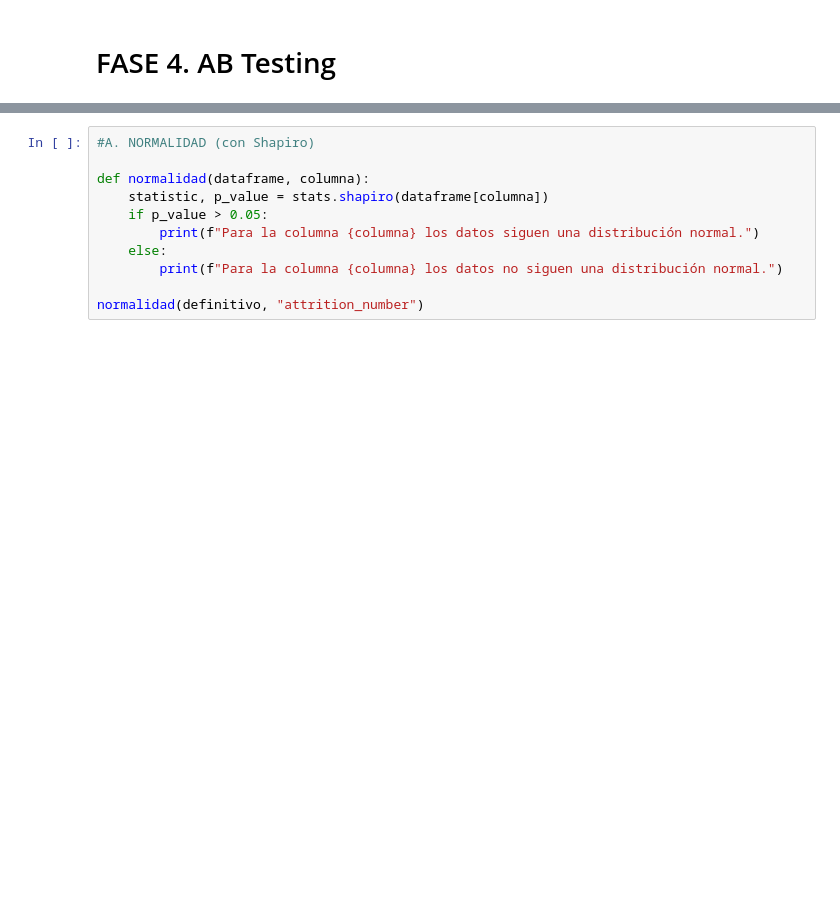
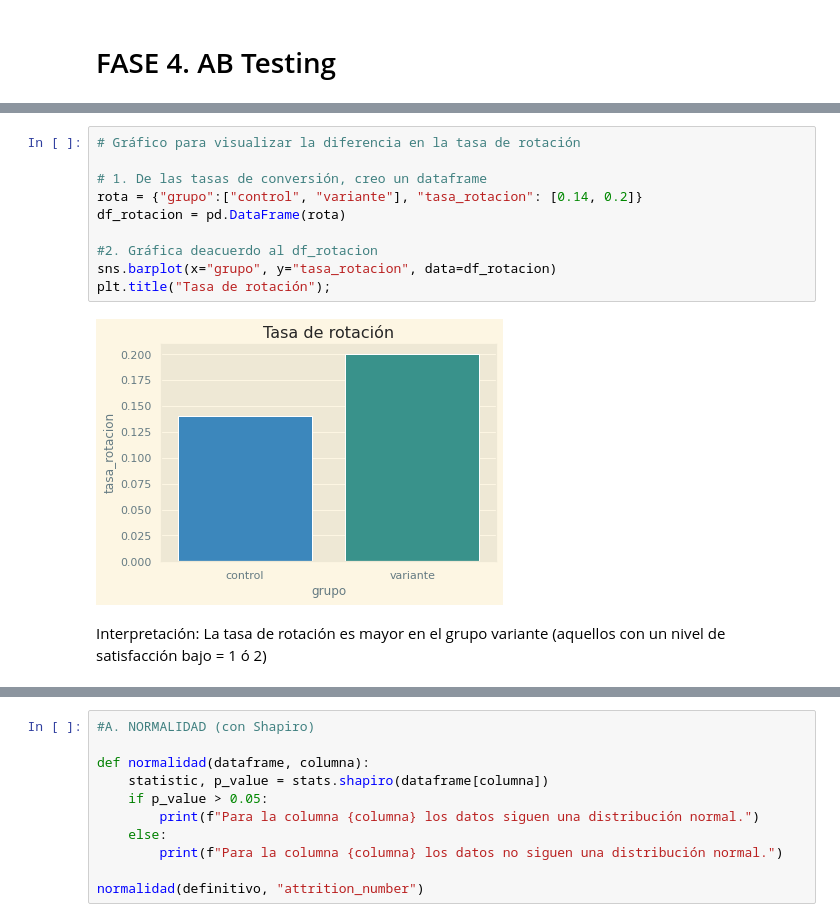
Before and after one commit to Adalab/proyecto-da-promo-Farzana-modulo3-team1, a Jupyter notebook: madre.ipynb, the cells around one changed output, grey strips where cells are left out. Saved outputs shown, nothing was run; the diff lists cells and outputs as text; blank space fills up the shorter version.

```diff
--- a/madre.ipynb
+++ b/madre.ipynb
@@ -1032,0 +1014,14 @@ la tasa de rotación del grupo variante es:0.19803600654664485
+# %%
+# Gráfico para visualizar la diferencia en la tasa de rotación
+
+# 1. De las tasas de conversión, creo un dataframe
+rota = {"grupo":["control", "variante"], "tasa_rotacion": [0.14, 0.2]}
+df_rotacion = pd.DataFrame(rota)
+
+#2. Gráfica deacuerdo al df_rotacion
+sns.barplot(x="grupo", y="tasa_rotacion", data=df_rotacion)
+plt.title("Tasa de rotación");
+# %% [output]
+[figure, added]
+# %% [markdown]
+Interpretación: La tasa de rotación es mayor en el grupo variante (aquellos con un nivel de satisfacción bajo = 1 ó 2)
```
Also changed, not shown: parts of 87 cells of this notebook.
